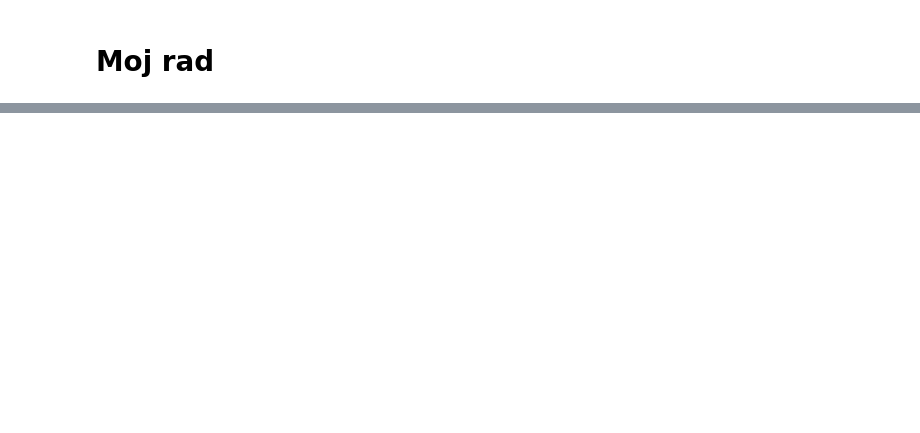
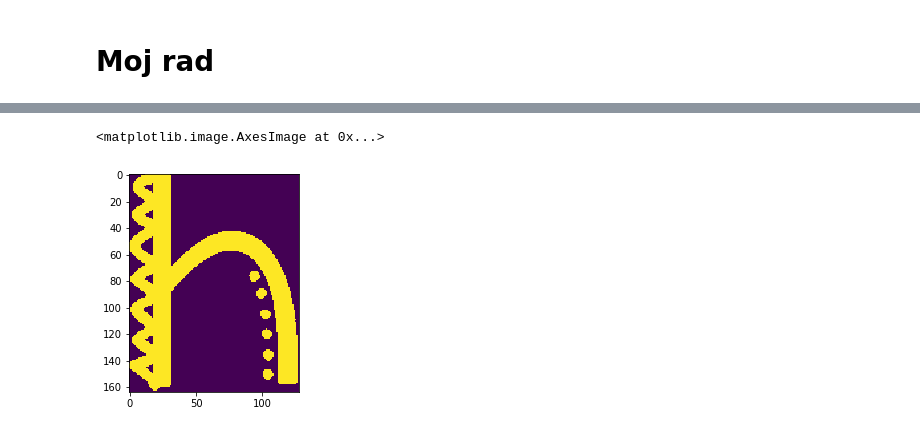
Before and after one commit to vlaksi/Soft-Challenges, a Jupyter notebook: izazovi[20-21]/Nedeljni izazov 2 - OCR/sc_2020_challenge_2/my-work.ipynb, the cells around one changed output, grey strips where cells are left out. Saved outputs shown, nothing was run; the diff lists cells and outputs as text; code cells hidden in the pictures; blank space fills up the shorter version.

```diff
--- a/izazovi[20-21]/Nedeljni izazov 2 - OCR/sc_2020_challenge_2/my-work.ipynb
+++ b/izazovi[20-21]/Nedeljni izazov 2 - OCR/sc_2020_challenge_2/my-work.ipynb
@@ -172,0 +144,5 @@ My wišhes were of ćonGuminŠ forće anu iike the beadš of the bydro they muit
+# %%
+plt.imshow(sorted_regions[1])
+# %% [output]
+<matplotlib.image.AxesImage at 0x...>
+[figure, added]
```
Also changed, not shown: parts of 51 cells of this notebook, 5 other files.
